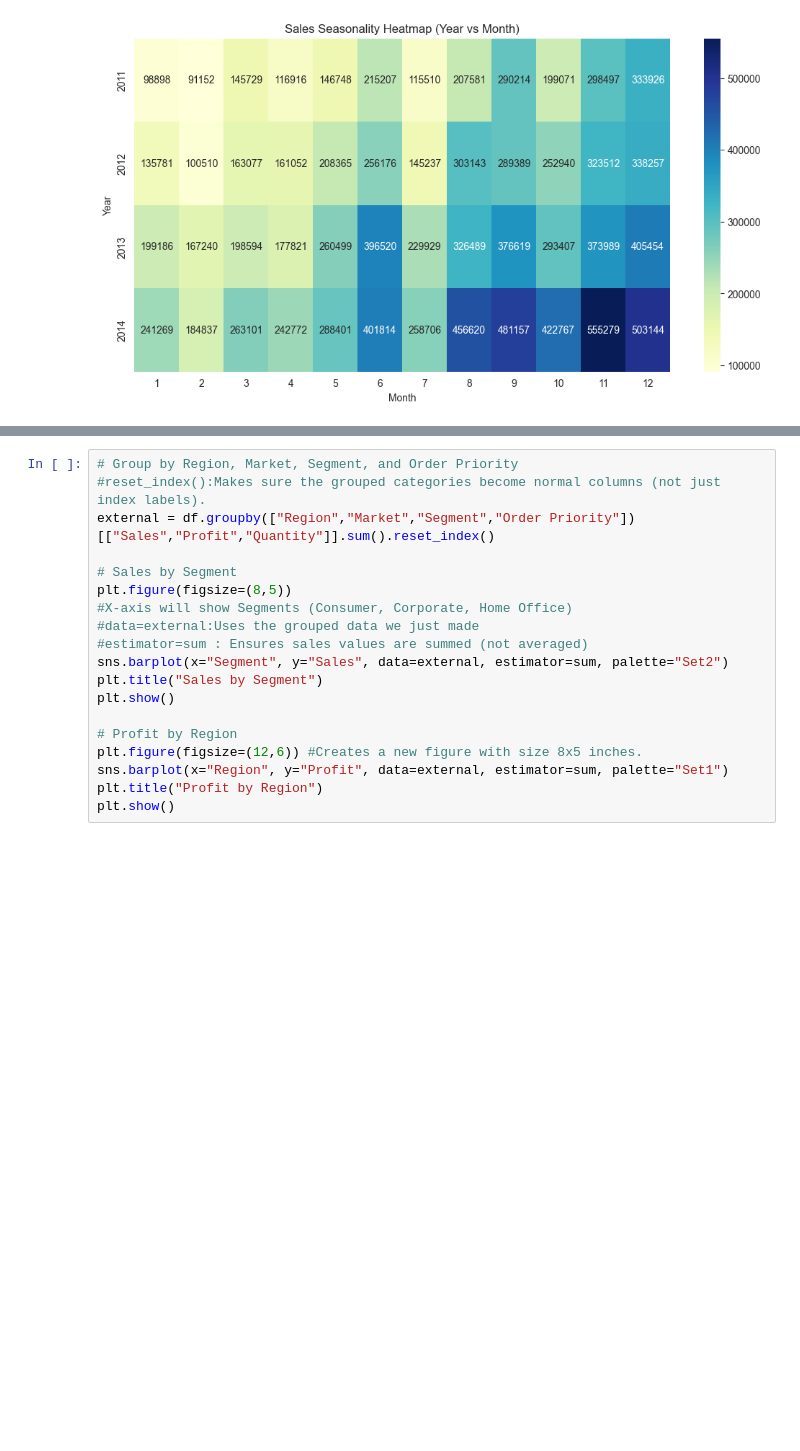
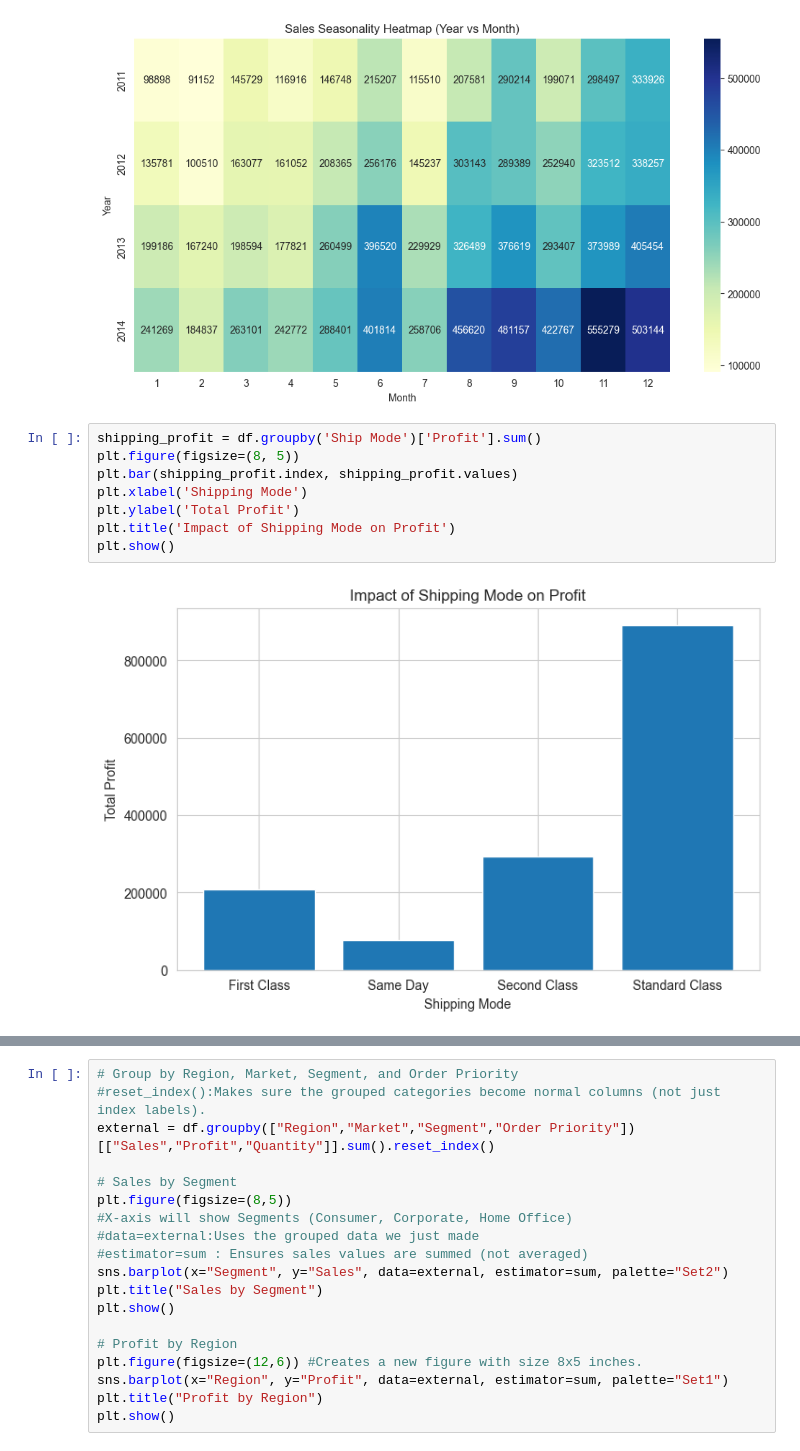
Before and after one commit to Mo-Ayman2004/project-, a Jupyter notebook: data exploration (1).ipynb, the cells around one changed output, grey strips where cells are left out. Saved outputs shown, nothing was run; the diff lists cells and outputs as text; blank space fills up the shorter version.

```diff
--- a/data exploration (1).ipynb
+++ b/data exploration (1).ipynb
@@ -150,3 +341,13 @@ plt.show()
 #Brighter=lower sales
 # %% [output]
 [figure]
+# %%
+shipping_profit = df.groupby('Ship Mode')['Profit'].sum()
+plt.figure(figsize=(8, 5))
+plt.bar(shipping_profit.index, shipping_profit.values)
+plt.xlabel('Shipping Mode')
+plt.ylabel('Total Profit')
+plt.title('Impact of Shipping Mode on Profit')
+plt.show()
+# %% [output]
+[figure, added]
```
Also changed, not shown: parts of 37 cells of this notebook.
